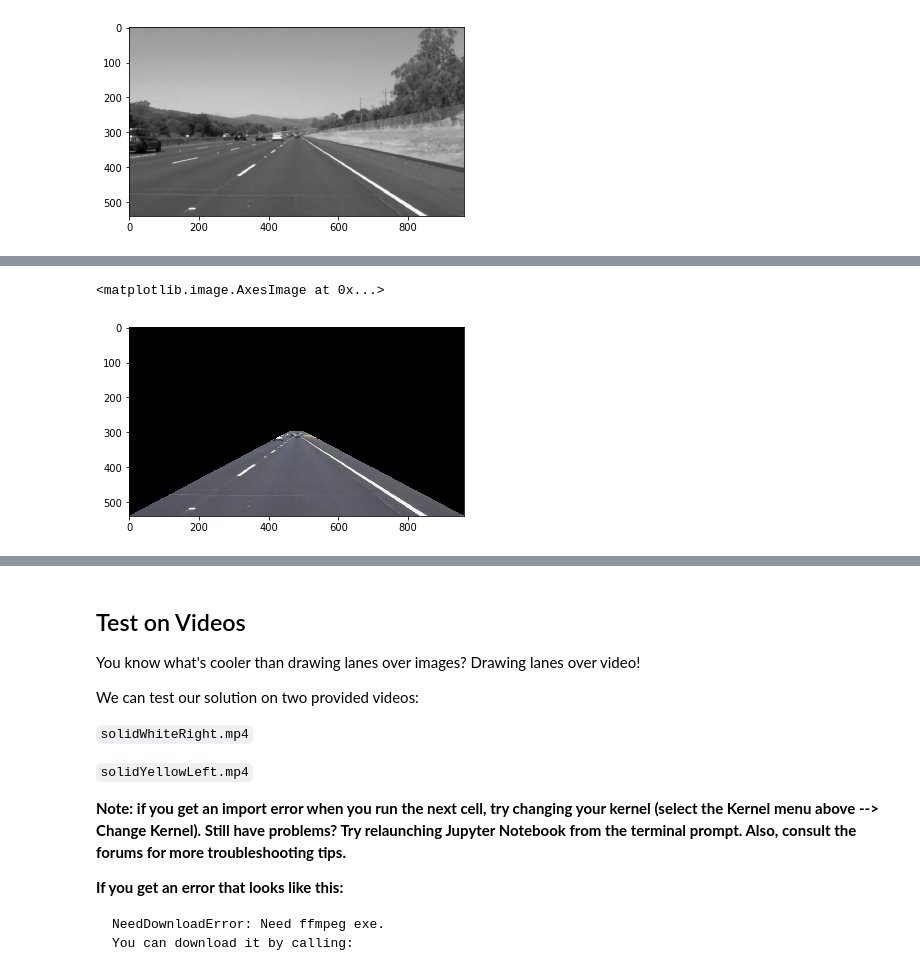
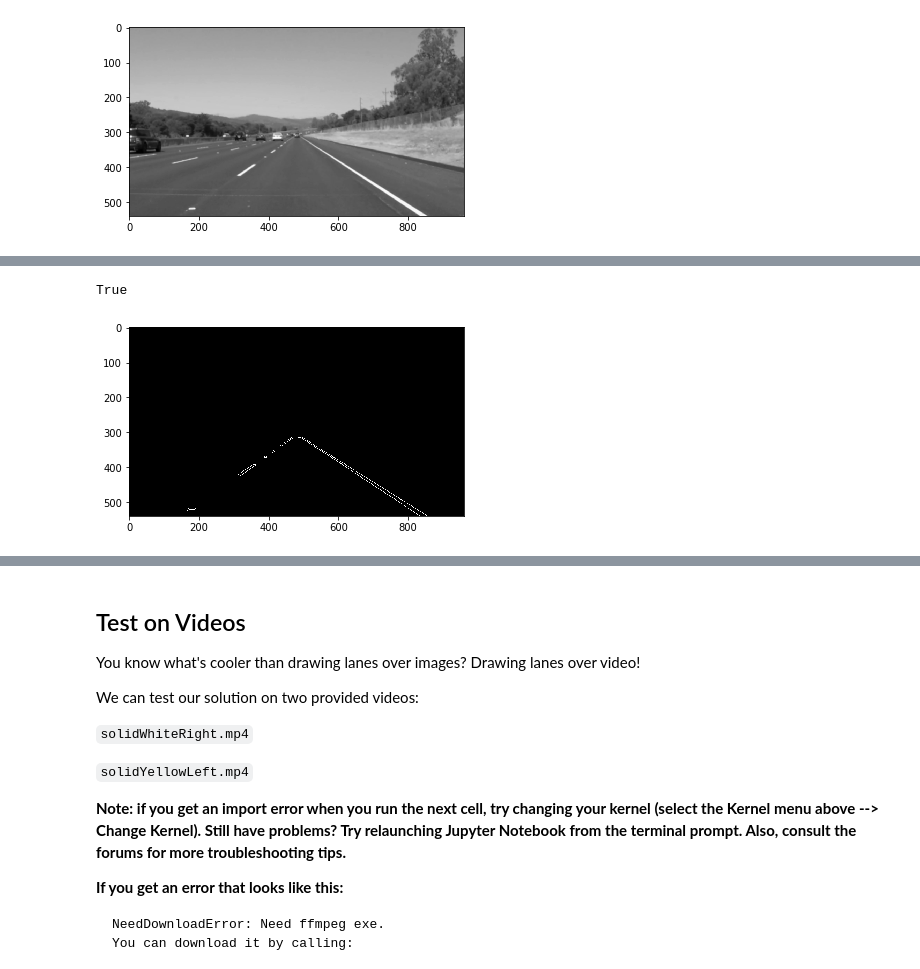
Before and after one commit to VitaliiLakusta/CarND-LaneLines-P1, a Jupyter notebook: P1.ipynb, the cells around one changed output, grey strips where cells are left out. Saved outputs shown, nothing was run; the diff lists cells and outputs as text; code cells hidden in the pictures.

```diff
--- a/P1.ipynb
+++ b/P1.ipynb
@@ -227,10 +228,11 @@ plt.imshow(canny_region, cmap='Greys_r')
-# %%
-# verify region of interest on a normal image for testing purposes
-original_with_region = region_of_interest(image, vertices)
-plt.imshow(original_with_region)
-# %% [output]
-<matplotlib.image.AxesImage at 0x...>
-[figure, removed]
+# %%
+# apply region of interest
+canny_region = region_of_interest(canny_img, vertices)
+plt.imshow(canny_region, cmap='Greys_r')
+cv2.imwrite('test_images_output/solidWhiteRight_cannyWithRegion.jpg', canny_region)
+# %% [output]
+True
+[figure, added]
 # %%
 # apply hough transform
 rho = 1
```
Also changed, not shown: parts of 4 cells of this notebook, 4 other files.
